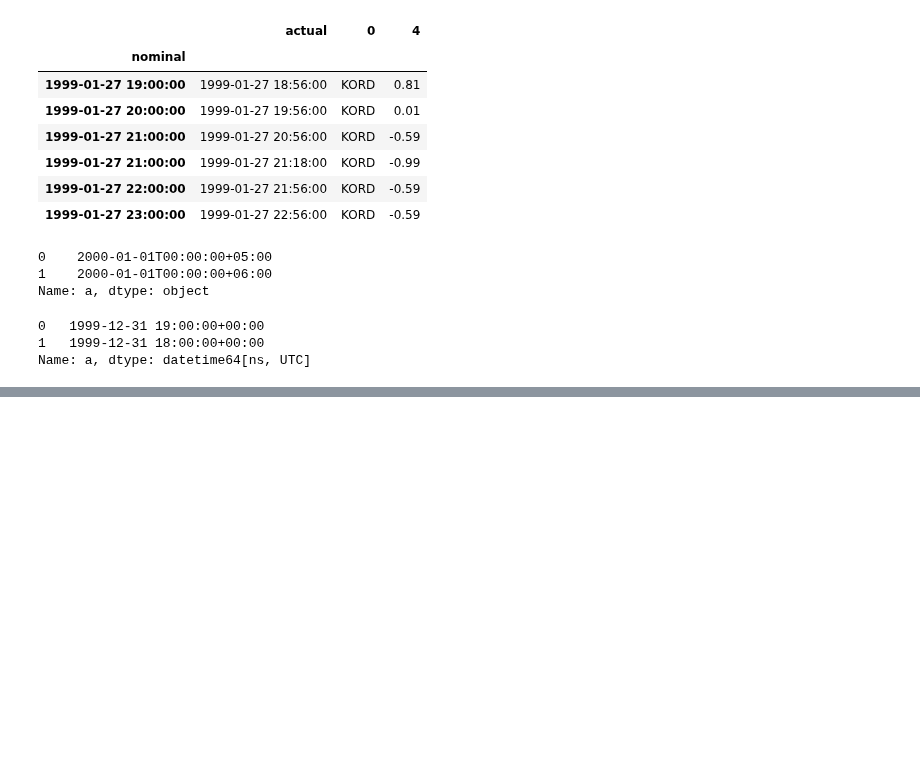
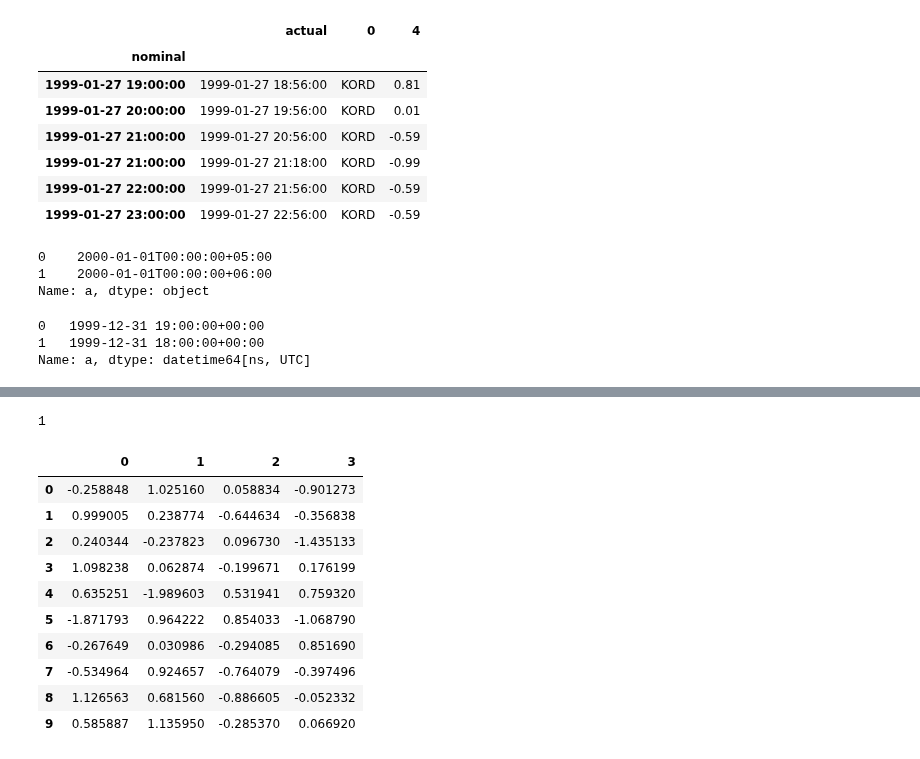
Before and after one commit to ilyak93/self-studying, a Jupyter notebook: DataEngineering/pandas/pandas_IO_tools.ipynb, the cells around one changed output, grey strips where cells are left out. Saved outputs shown, nothing was run; the diff lists cells and outputs as text; code cells hidden in the pictures; blank space fills up the shorter version.

```diff
--- a/DataEngineering/pandas/pandas_IO_tools.ipynb
+++ b/DataEngineering/pandas/pandas_IO_tools.ipynb
@@ -719,0 +1327,4 @@ Name: a, dtype: datetime64[ns, UTC]
+# %%
+tmp.loc["one", ("a", "q")]
+# %% [output]
+1
@@ -719,0 +1335,14 @@ Name: a, dtype: datetime64[ns, UTC]
+# %%
+pd.read_csv("tmp2.csv", sep=None, engine="python")
+# %% [output]
+|  | 0 | 1 | 2 | 3 |
+| 0 | -0.258848 | 1.025160 | 0.058834 | -0.901273 |
+| 1 | 0.999005 | 0.238774 | -0.644634 | -0.356838 |
+| 2 | 0.240344 | -0.237823 | 0.096730 | -1.435133 |
+| 3 | 1.098238 | 0.062874 | -0.199671 | 0.176199 |
+| 4 | 0.635251 | -1.989603 | 0.531941 | 0.759320 |
+| 5 | -1.871793 | 0.964222 | 0.854033 | -1.068790 |
+| 6 | -0.267649 | 0.030986 | -0.294085 | 0.851690 |
+| 7 | -0.534964 | 0.924657 | -0.764079 | -0.397496 |
+| 8 | 1.126563 | 0.681560 | -0.886605 | -0.052332 |
+| 9 | 0.585887 | 1.135950 | -0.285370 | 0.066920 |
```
Also changed, not shown: parts of 73 cells of this notebook.
